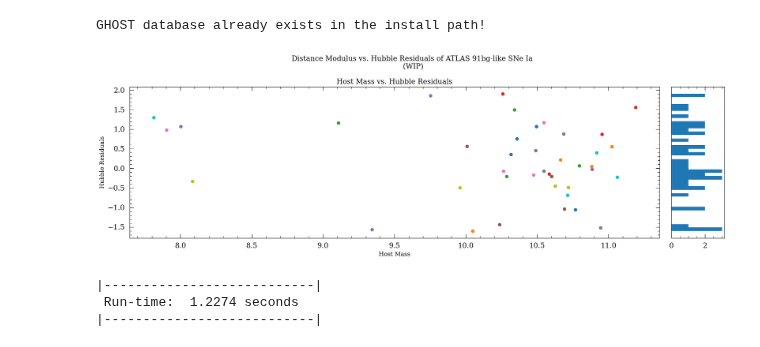
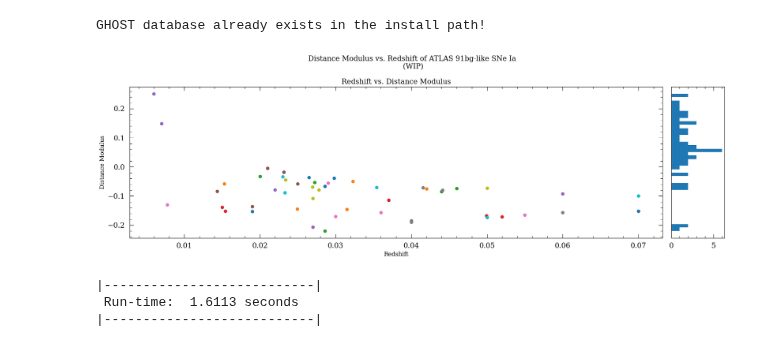
Before and after one commit to mekhi-woods/HiloCATsSN1991bg, a Jupyter notebook: amadeus.ipynb, the cells around one changed output. Cells and saved outputs as stored; diff of their text form; code cells hidden in the pictures.

```diff
--- a/amadeus.ipynb
+++ b/amadeus.ipynb
@@ -762,15 +762,15 @@ def ghost_plotting(choice, plot_size = (18, 6), plot_ratio = [10, 1], hist_bins
             for obj in objs:
                 mu, z = float(objs[obj]['mu']), float(objs[obj]['z'])
                 if mu > 0:
-                    axs[0].loglog(z, mu, marker='o', label=obj)
+                    axs[0].scatter(z, mu-COSMO_MODEL.distmod(z).value, marker='o', label=obj)
                     if labels:
                         axs[0].text(z, mu, obj, size='x-small', va='top')
                     mass_hist.append(mu)
             axs[1].hist(mass_hist, bins=hist_bins[1], orientation="horizontal")
 
-            # Plot cosmology
-            z_cosmo = np.linspace(0.001,0.08,100)
-            axs[0].plot(z_cosmo, COSMO_MODEL.distmod(z_cosmo), alpha=0.4, linewidth=5)  # Use the distmod method of the cosmology object
+            # # Plot cosmology
+            # z_cosmo = np.linspace(0.001,0.08,100)
+            # axs[0].plot(z_cosmo, COSMO_MODEL.distmod(z_cosmo), alpha=0.4, linewidth=5)  # Use the distmod method of the cosmology object
 
             axs[0].set(xlabel='Redshift', ylabel='Distance Modulus') # Sub-plot Labels
             axs[0].set_title('Redshift vs. Distance Modulus') # Sub-plot Titles
@@ -825,36 +825,36 @@ def ghost_plotting(choice, plot_size = (18, 6), plot_ratio = [10, 1], hist_bins
 # %%
 """ MAIN """
 if __name__ == '__main__':
     start = systime.time() # Runtime tracker
 
     recover_dir() # Recovering vital directories
 
-    # burns_cspvdr3(fit_filters=None, skip_problems=False, use_saved=False, snpy_plots=False)
+    # burns_cspvdr3(fit_filters=None, skip_problems=False, use_saved=False, snpy_plots=True)
     # ghost_host_galaxy(BURNS_SAVE_TXT, save_loc=TEST_ROOT, keep_data=False, update_saved=True)
     # burns_plotting([]) # Options: ['reg_hist', 'res_hist', 'zvmu']
 
     # atlas_collection(quiet=False, check_data=True)
     # # atlas_tns_collection(quiet=False, t_sleep=10)
     # atlas_objs = atlas_processing(err_max=1000, n_iter=0, sleep_t=5, use_TNS=True)
     # write_ASCII(atlas_objs, SNPY_ATLAS_ASCII, quiet=True)
-    # atlas_snpy_fitting(n_iter=0, skip_problems=False, use_saved=False, snpy_plots=False)
+    # atlas_snpy_fitting(n_iter=0, skip_problems=False, use_saved=False, snpy_plots=True)
     # ghost_host_galaxy(ATLAS_SAVE_TXT, save_loc=TEST_ROOT, keep_data=True, update_saved=True)
     # atlas_plotting([])
 
     # ztf_collection(submit=True)
     # ztf_alt_collection()
 
     ghost_plot_args = {'plot_size': (18, 6), 'plot_ratio': [10, 1], 'hist_bins': [40, 40, 40], 'labels': False}
     # ghost_plotting(['burns_muvmass', 'burns_muvz', 'burns_residualsvmu'], **ghost_plot_args)
-    ghost_plotting(['altas_residualsvmu'], **ghost_plot_args)
+    ghost_plotting(['altas_muvz'], **ghost_plot_args)
 
 
 
 
     print('|---------------------------|\n Run-time: ', round(systime.time()-start, 4), 'seconds\n|---------------------------|')
 # %% [output]
 GHOST database already exists in the install path!
-[figure, old version]
+[figure, new version]
 |---------------------------|
- Run-time:  1.2274 seconds
+ Run-time:  1.6113 seconds
 |---------------------------|
```
